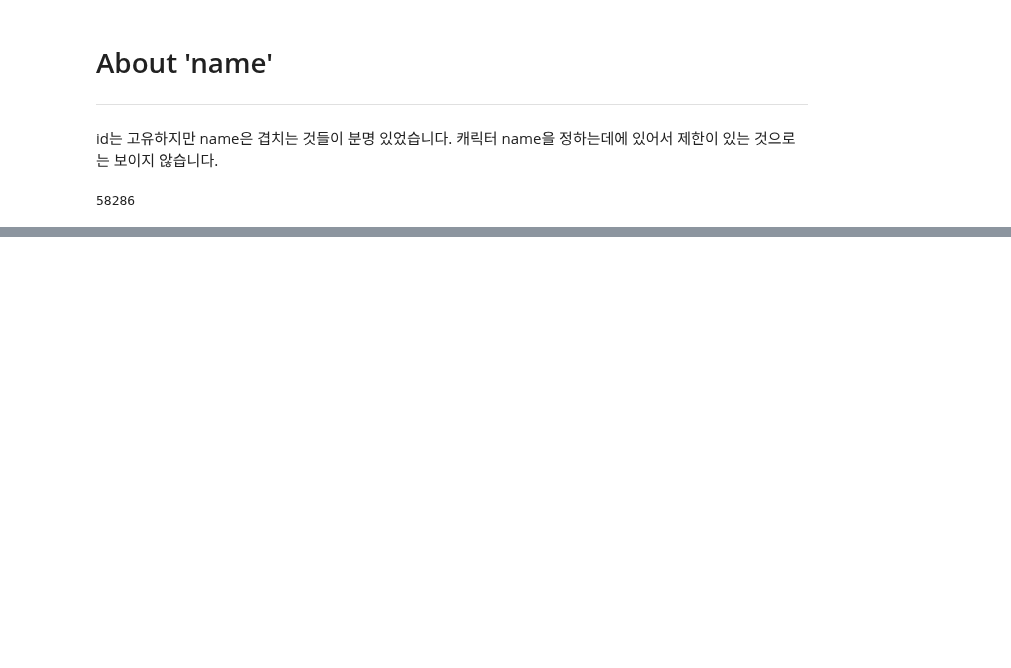
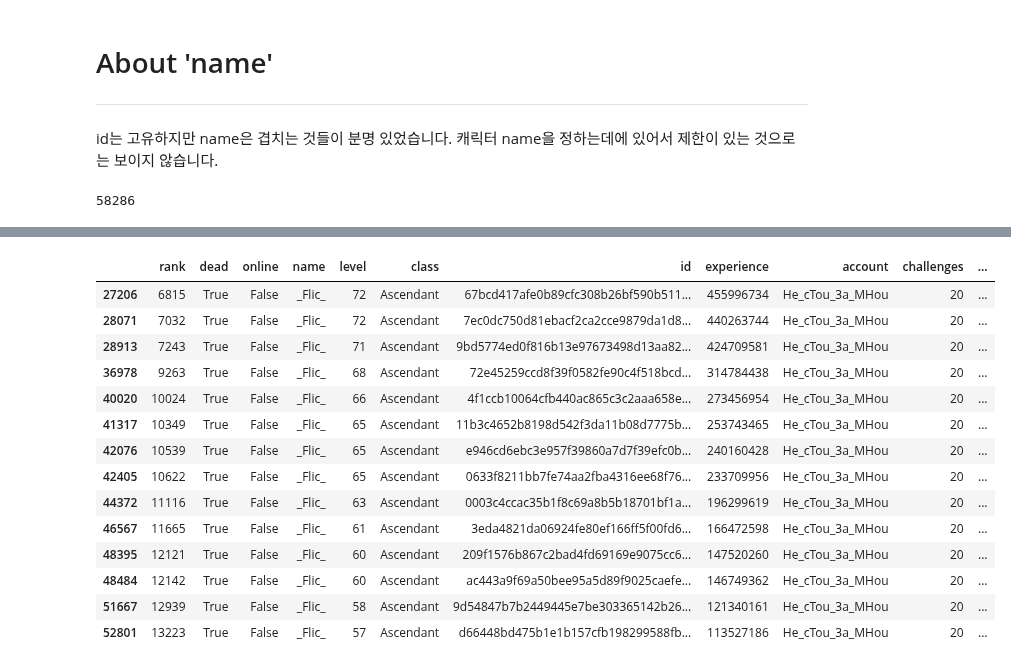
Before and after one commit to Angela-Park-JE/TIL_ver1, a Jupyter notebook: ToyPJT-POE_user/EDA_poe_stats_5_user.ipynb, the cells around one changed output, grey strips where cells are left out. Saved outputs shown, nothing was run; the diff lists cells and outputs as text; code cells hidden in the pictures; blank space fills up the shorter version.

```diff
--- a/ToyPJT-POE_user/EDA_poe_stats_5_user.ipynb
+++ b/ToyPJT-POE_user/EDA_poe_stats_5_user.ipynb
@@ -72,0 +156,20 @@ df['name'].nunique()
+# %%
+# name = '_Flic_' are 14.
+
+df[df['name'] == '_Flic_']
+# %% [output]
+|  | rank | dead | online | name | level | class | id | experience | account | challenges | ... |
+| 27206 | 6815 | True | False | _Flic_ | 72 | Ascendant | 67bcd417afe0b89cfc308b26bf590b511... | 455996734 | He_cTou_3a_MHou | 20 | ... |
+| 28071 | 7032 | True | False | _Flic_ | 72 | Ascendant | 7ec0dc750d81ebacf2ca2cce9879da1d8... | 440263744 | He_cTou_3a_MHou | 20 | ... |
+| 28913 | 7243 | True | False | _Flic_ | 71 | Ascendant | 9bd5774ed0f816b13e97673498d13aa82... | 424709581 | He_cTou_3a_MHou | 20 | ... |
+| 36978 | 9263 | True | False | _Flic_ | 68 | Ascendant | 72e45259ccd8f39f0582fe90c4f518bcd... | 314784438 | He_cTou_3a_MHou | 20 | ... |
+| 40020 | 10024 | True | False | _Flic_ | 66 | Ascendant | 4f1ccb10064cfb440ac865c3c2aaa658e... | 273456954 | He_cTou_3a_MHou | 20 | ... |
+| 41317 | 10349 | True | False | _Flic_ | 65 | Ascendant | 11b3c4652b8198d542f3da11b08d7775b... | 253743465 | He_cTou_3a_MHou | 20 | ... |
+| 42076 | 10539 | True | False | _Flic_ | 65 | Ascendant | e946cd6ebc3e957f39860a7d7f39efc0b... | 240160428 | He_cTou_3a_MHou | 20 | ... |
+| 42405 | 10622 | True | False | _Flic_ | 65 | Ascendant | 0633f8211bb7fe74aa2fba4316ee68f76... | 233709956 | He_cTou_3a_MHou | 20 | ... |
+| 44372 | 11116 | True | False | _Flic_ | 63 | Ascendant | 0003c4ccac35b1f8c69a8b5b18701bf1a... | 196299619 | He_cTou_3a_MHou | 20 | ... |
+| 46567 | 11665 | True | False | _Flic_ | 61 | Ascendant | 3eda4821da06924fe80ef166ff5f00fd6... | 166472598 | He_cTou_3a_MHou | 20 | ... |
+| 48395 | 12121 | True | False | _Flic_ | 60 | Ascendant | 209f1576b867c2bad4fd69169e9075cc6... | 147520260 | He_cTou_3a_MHou | 20 | ... |
+| 48484 | 12142 | True | False | _Flic_ | 60 | Ascendant | ac443a9f69a50bee95a5d89f9025caefe... | 146749362 | He_cTou_3a_MHou | 20 | ... |
+| 51667 | 12939 | True | False | _Flic_ | 58 | Ascendant | 9d54847b7b2449445e7be303365142b26... | 121340161 | He_cTou_3a_MHou | 20 | ... |
+| 52801 | 13223 | True | False | _Flic_ | 57 | Ascendant | d66448bd475b1e1b157cfb198299588fb... | 113527186 | He_cTou_3a_MHou | 20 | ... |
```
Also changed, not shown: parts of 18 cells of this notebook.
